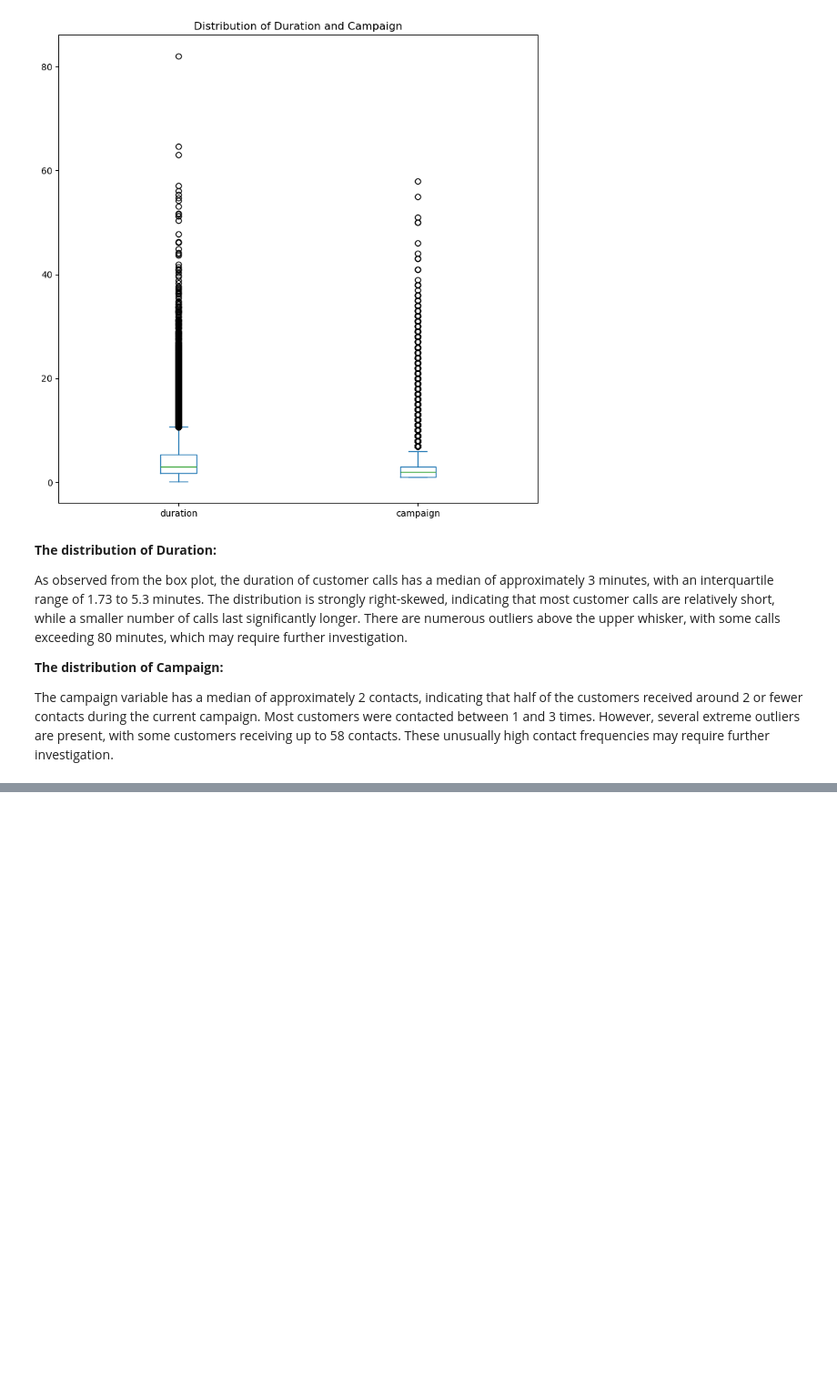
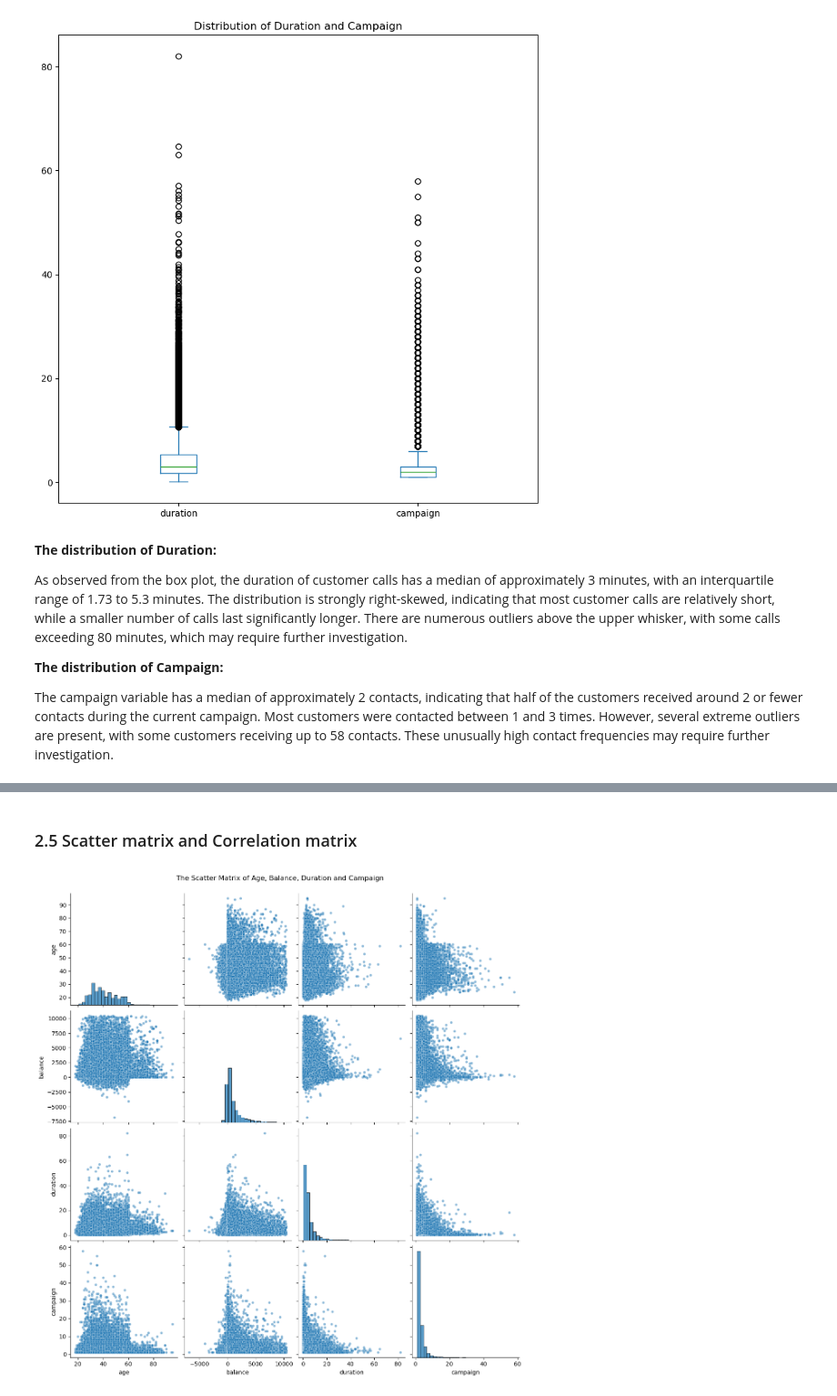
Before and after one commit to ranjansinghds/Bank-Telemarketing-Analysis-Project, a Jupyter notebook: Portuguese_Bank_Telemarketing_Analysis.ipynb, the cells around one changed output, grey strips where cells are left out. Shown at 91% size. Saved outputs shown, nothing was run; the diff lists cells and outputs as text; code cells hidden in the pictures; blank space fills up the shorter version.

```diff
--- a/Portuguese_Bank_Telemarketing_Analysis.ipynb
+++ b/Portuguese_Bank_Telemarketing_Analysis.ipynb
@@ -261,0 +288,14 @@ The campaign variable has a median of approximately 2 contacts, indicating that
+# %% [markdown]
+### 2.5 Scatter matrix and Correlation matrix
+# %%
+sns.pairplot(
+    df7[['age', 'balance', 'duration', 'campaign']],
+    diag_kind='hist', height=3, aspect=1,
+    plot_kws={'alpha': 0.5, 's': 20},
+    diag_kws={'bins': 30, 'edgecolor': 'black'}
+)
+
+plt.suptitle('The Scatter Matrix of Age, Balance, Duration and Campaign')
+plt.show()
+# %% [output]
+[figure, added]
```
Also changed, not shown: parts of 19 cells of this notebook, 4 other files.
